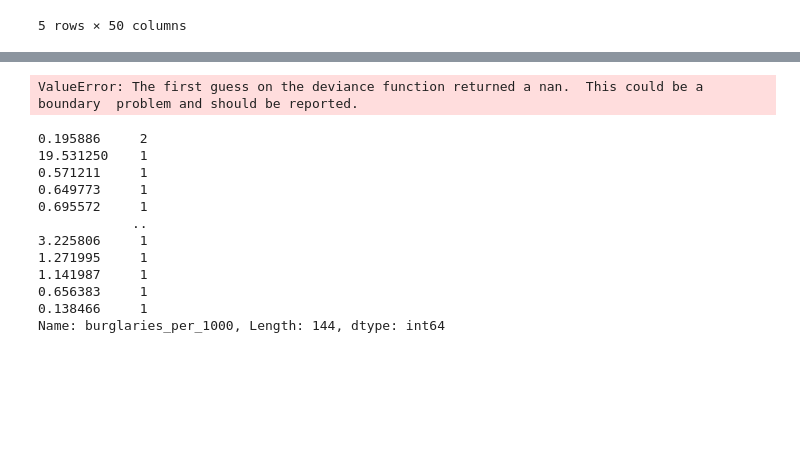
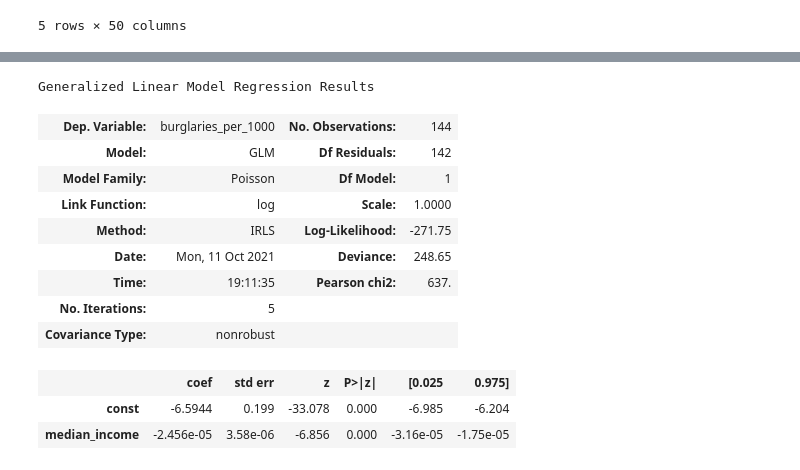
Before and after one commit to nss-data-science-cohort-5/geospatial_api-orange-oscelots, a Jupyter notebook: notebooks/chris_mulvey_GLM.ipynb, the cells around one changed output, grey strips where cells are left out. Saved outputs shown, nothing was run; the diff lists cells and outputs as text; code cells hidden in the pictures; blank space fills up the shorter version.

```diff
--- a/notebooks/chris_mulvey_GLM.ipynb
+++ b/notebooks/chris_mulvey_GLM.ipynb
@@ -108,9 +110,23 @@ income_intercept, income_slope = poisreg_income.params
 # %%
-poisreg_population = (sm.GLM(endog = burglaries['burglaries_per_1000'],
-                         exog = sm.add_constant(burglaries[['population']]),
+poisson_model= (sm.GLM(endog = burglaries['burglaries_per_1000'],
+                         exog = sm.add_constant(burglaries[['median_income']]),
                          family = sm.families.Poisson(),
                          offset = np.log(burglaries['population']))
                   .fit()
                  )
+
+poisson_model.summary()
 # %% [output]
-ValueError: The first guess on the deviance function returned a nan.  This could be a boundary  problem and should be reported.
+Generalized Linear Model Regression Results
+| Dep. Variable: | burglaries_per_1000 | No. Observations: | 144 |
+| Model: | GLM | Df Residuals: | 142 |
+| Model Family: | Poisson | Df Model: | 1 |
+| Link Function: | log | Scale: | 1.0000 |
+| Method: | IRLS | Log-Likelihood: | -271.75 |
+| Date: | Mon, 11 Oct 2021 | Deviance: | 248.65 |
+| Time: | 19:11:35 | Pearson chi2: | 637. |
+| No. Iterations: | 5 |  |  |
+| Covariance Type: | nonrobust |  |  |
+|  | coef | std err | z | P>|z| | [0.025 | 0.975] |
+| const | -6.5944 | 0.199 | -33.078 | 0.000 | -6.985 | -6.204 |
+| median_income | -2.456e-05 | 3.58e-06 | -6.856 | 0.000 | -3.16e-05 | -1.75e-05 |
@@ -123,15 +132,0 @@ pop_intercept, pop_slope = poisreg_population.params
-# %%
-burglaries['burglaries_per_1000'].value_counts()
-# %% [output]
-0.195886     2
-19.531250    1
-0.571211     1
-0.649773     1
-0.695572     1
-            ..
-3.225806     1
-1.271995     1
-1.141987     1
-0.656383     1
-0.138466     1
-Name: burglaries_per_1000, Length: 144, dtype: int64
```
Also changed, not shown: parts of 14 cells of this notebook, 2 other files.
